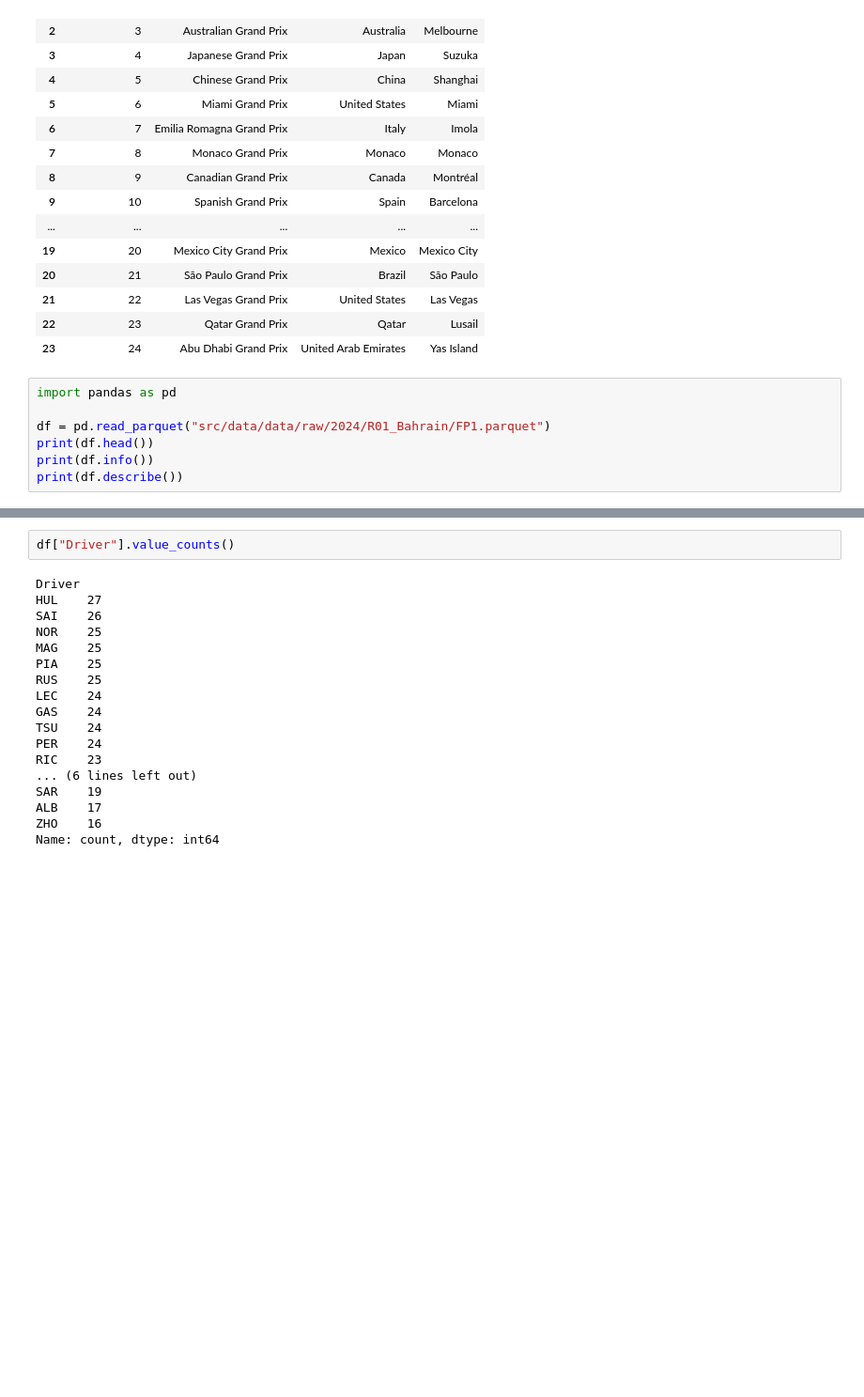
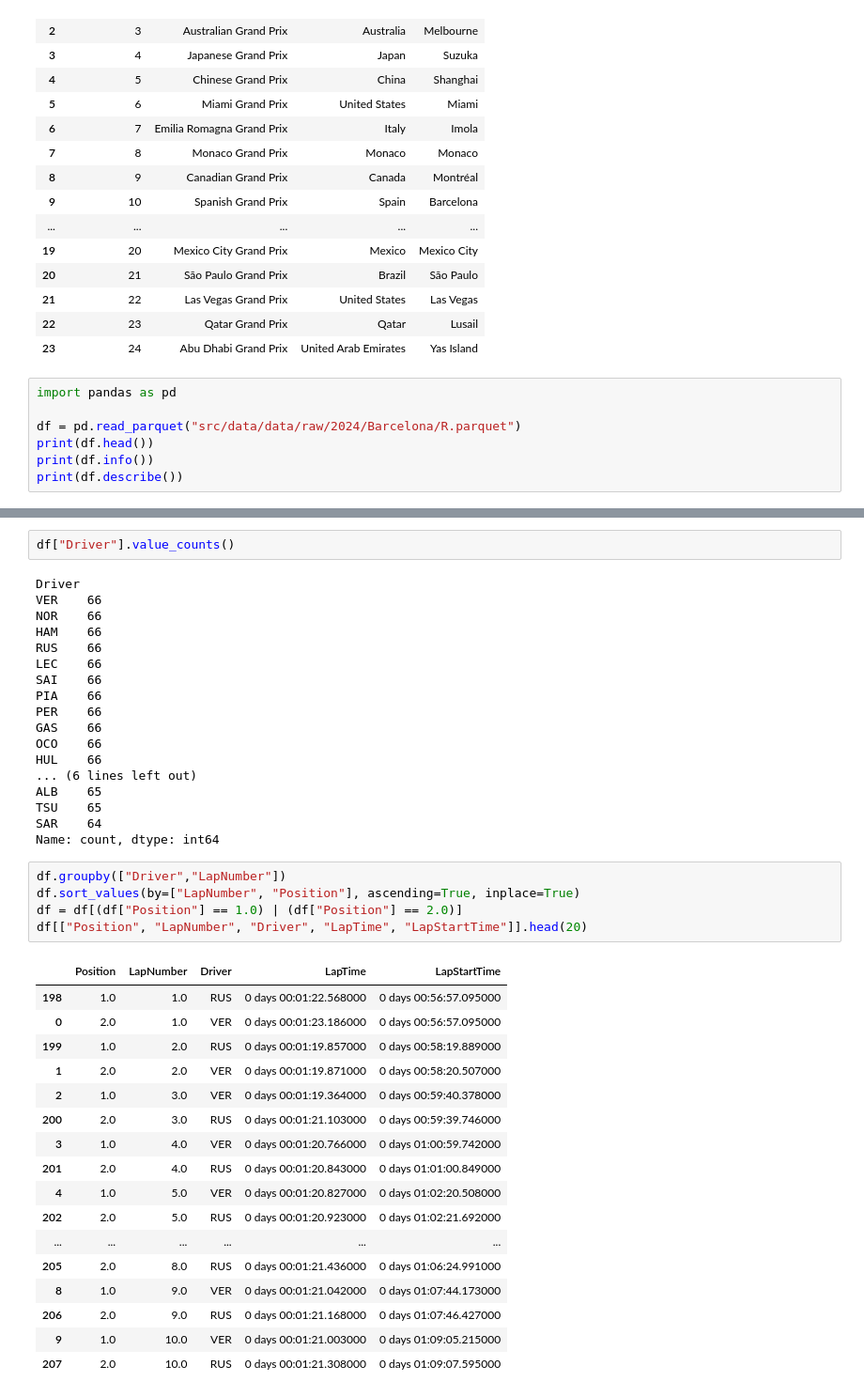
Before and after one commit to rubensanle/IA-F1, a Jupyter notebook: Check.ipynb, the cells around one changed output, grey strips where cells are left out. Shown at 94% size. Drawn from its saved outputs; the diff is of its cells as text; blank space fills up the shorter version.

```diff
--- a/Check.ipynb
+++ b/Check.ipynb
@@ -63,7 +62,7 @@ races_2024
 # %%
 import pandas as pd
 
-df = pd.read_parquet("src/data/data/raw/2024/R01_Bahrain/FP1.parquet")
+df = pd.read_parquet("src/data/data/raw/2024/Barcelona/R.parquet")
 print(df.head())
 print(df.info())
 print(df.describe())
@@ -89,19 +88,42 @@ std    0 days 00:20:22.156252203                            NaN       NaN
 df["Driver"].value_counts()
 # %% [output]
 Driver
-HUL    27
-SAI    26
-NOR    25
-MAG    25
-PIA    25
-RUS    25
-LEC    24
-GAS    24
-TSU    24
-PER    24
-RIC    23
+VER    66
+NOR    66
+HAM    66
+RUS    66
+LEC    66
+SAI    66
+PIA    66
+PER    66
+GAS    66
+OCO    66
+HUL    66
 ... (6 lines left out)
-SAR    19
-ALB    17
-ZHO    16
+ALB    65
+TSU    65
+SAR    64
 Name: count, dtype: int64
+# %%
+df.groupby(["Driver","LapNumber"])
+df.sort_values(by=["LapNumber", "Position"], ascending=True, inplace=True)
+df = df[(df["Position"] == 1.0) | (df["Position"] == 2.0)]
+df[["Position", "LapNumber", "Driver", "LapTime", "LapStartTime"]].head(20)
+# %% [output]
+|  | Position | LapNumber | Driver | LapTime | LapStartTime |
+| 198 | 1.0 | 1.0 | RUS | 0 days 00:01:22.568000 | 0 days 00:56:57.095000 |
+| 0 | 2.0 | 1.0 | VER | 0 days 00:01:23.186000 | 0 days 00:56:57.095000 |
+| 199 | 1.0 | 2.0 | RUS | 0 days 00:01:19.857000 | 0 days 00:58:19.889000 |
+| 1 | 2.0 | 2.0 | VER | 0 days 00:01:19.871000 | 0 days 00:58:20.507000 |
+| 2 | 1.0 | 3.0 | VER | 0 days 00:01:19.364000 | 0 days 00:59:40.378000 |
+| 200 | 2.0 | 3.0 | RUS | 0 days 00:01:21.103000 | 0 days 00:59:39.746000 |
+| 3 | 1.0 | 4.0 | VER | 0 days 00:01:20.766000 | 0 days 01:00:59.742000 |
+| 201 | 2.0 | 4.0 | RUS | 0 days 00:01:20.843000 | 0 days 01:01:00.849000 |
+| 4 | 1.0 | 5.0 | VER | 0 days 00:01:20.827000 | 0 days 01:02:20.508000 |
+| 202 | 2.0 | 5.0 | RUS | 0 days 00:01:20.923000 | 0 days 01:02:21.692000 |
+| ... | ... | ... | ... | ... | ... |
+| 205 | 2.0 | 8.0 | RUS | 0 days 00:01:21.436000 | 0 days 01:06:24.991000 |
+| 8 | 1.0 | 9.0 | VER | 0 days 00:01:21.042000 | 0 days 01:07:44.173000 |
+| 206 | 2.0 | 9.0 | RUS | 0 days 00:01:21.168000 | 0 days 01:07:46.427000 |
+| 9 | 1.0 | 10.0 | VER | 0 days 00:01:21.003000 | 0 days 01:09:05.215000 |
+| 207 | 2.0 | 10.0 | RUS | 0 days 00:01:21.308000 | 0 days 01:09:07.595000 |
```
Also changed, not shown: parts of 2 cells of this notebook, 13 other files.
